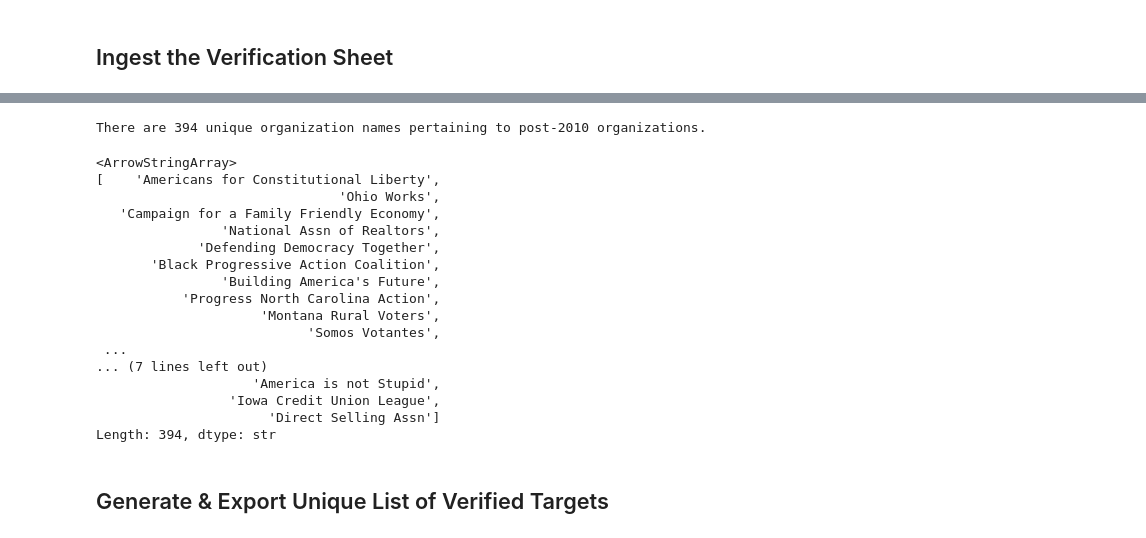
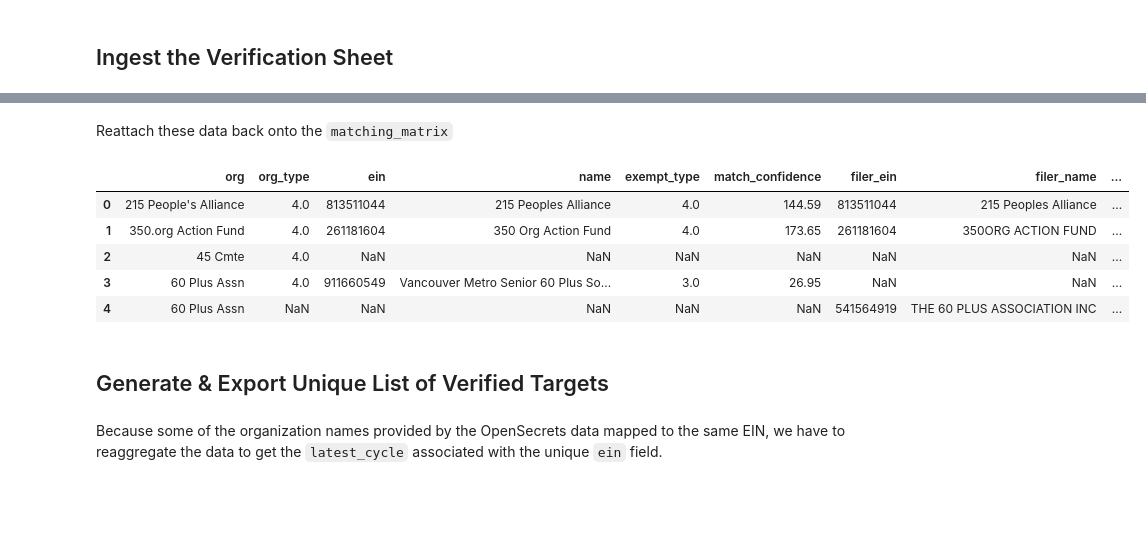
Before and after one commit to team-glass-house/influence-network, a Jupyter notebook: notebooks/dark_money_targets.ipynb, the cells around one changed output, grey strips where cells are left out. Cells and saved outputs as stored; diff of their text form; code cells hidden in the pictures; blank space fills up the shorter version.

```diff
--- a/notebooks/dark_money_targets.ipynb
+++ b/notebooks/dark_money_targets.ipynb
@@ -161,26 +179,18 @@ post_2010_orgs
-# %%
-post_2010_orgs = post_2010_orgs.loc[:, ['Organization']].drop_duplicates()
-print(f"There are {len(post_2010_orgs.Organization.unique())} unique organization names pertaining to post-{CUTOFF} organizations.")
-post_2010_orgs = post_2010_orgs.Organization.values
-post_2010_orgs
-# %% [output]
-There are 394 unique organization names pertaining to post-2010 organizations.
-<ArrowStringArray>
-[    'Americans for Constitutional Liberty',
-                               'Ohio Works',
-   'Campaign for a Family Friendly Economy',
-                'National Assn of Realtors',
-             'Defending Democracy Together',
-       'Black Progressive Action Coalition',
-                'Building America's Future',
-           'Progress North Carolina Action',
-                     'Montana Rural Voters',
-                           'Somos Votantes',
- ...
-... (7 lines left out)
-                    'America is not Stupid',
-                 'Iowa Credit Union League',
-                      'Direct Selling Assn']
-Length: 394, dtype: str
+# %% [markdown]
+Reattach these data back onto the `matching_matrix`
+# %%
+prev_len = len(matching_matrix)
+matching_matrix = matching_matrix.merge(latest_cycle_by_org, left_on='org', right_on='Organization', how='left')
+assert prev_len == len(matching_matrix), "Reattaching the latest cycle introduced created more records"
+matching_matrix.head()
+# %% [output]
+|  | org | org_type | ein | name | exempt_type | match_confidence | filer_ein | filer_name | ... |
+| 0 | 215 People's Alliance | 4.0 | 813511044 | 215 Peoples Alliance | 4.0 | 144.59 | 813511044 | 215 Peoples Alliance | ... |
+| 1 | 350.org Action Fund | 4.0 | 261181604 | 350 Org Action Fund | 4.0 | 173.65 | 261181604 | 350ORG ACTION FUND | ... |
+| 2 | 45 Cmte | 4.0 | NaN | NaN | NaN | NaN | NaN | NaN | ... |
+| 3 | 60 Plus Assn | 4.0 | 911660549 | Vancouver Metro Senior 60 Plus So... | 3.0 | 26.95 | NaN | NaN | ... |
+| 4 | 60 Plus Assn | NaN | NaN | NaN | NaN | NaN | 541564919 | THE 60 PLUS ASSOCIATION INC | ... |
 # %% [markdown]
 ## Generate & Export Unique List of Verified Targets
+# %% [markdown]
+Because some of the organization names provided by the OpenSecrets data mapped to the same EIN, we have to reaggregate the data to get the `latest_cycle` associated with the unique `ein` field.
```
Also changed, not shown: parts of 10 cells of this notebook.
